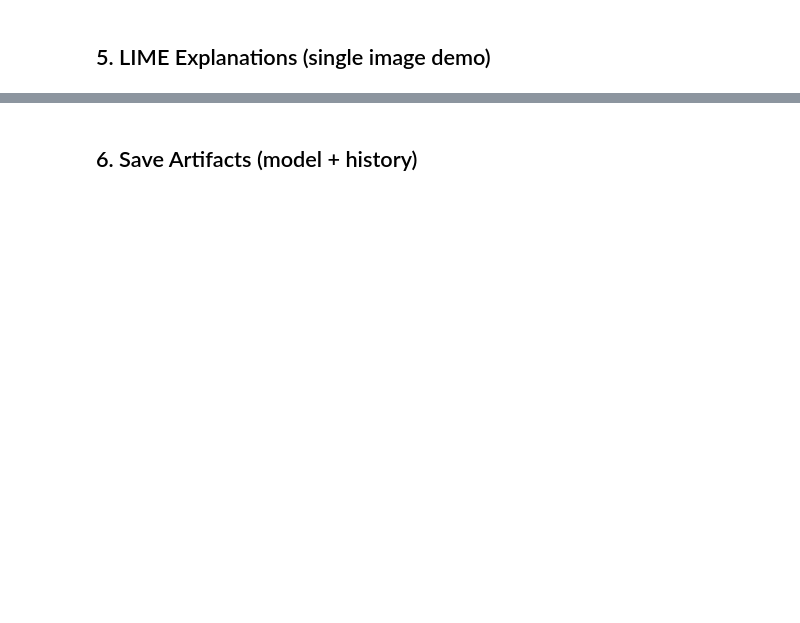
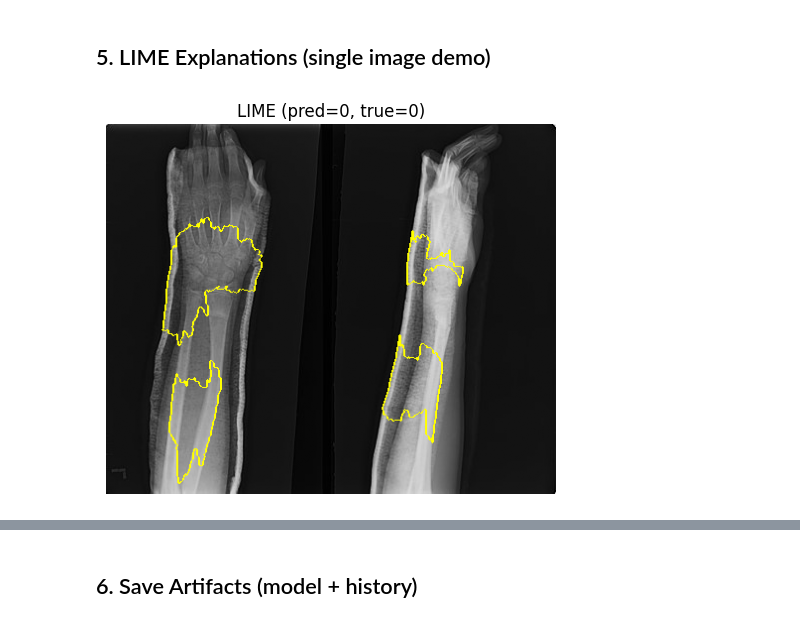
Before and after one commit to lohitsasanapuri/fx-ray, a Jupyter notebook: notebooks/Data_Analysis_refined.ipynb, the cells around one changed output, grey strips where cells are left out. Drawn from its saved outputs; the diff is of its cells as text; code cells hidden in the pictures; blank space fills up the shorter version.

```diff
--- a/notebooks/Data_Analysis_refined.ipynb
+++ b/notebooks/Data_Analysis_refined.ipynb
@@ -203,0 +225,83 @@ plt.show()
+# %%
+base = val_dataset.dataset
+targets = getattr(base, "targets", None)
+if targets is not None:
+    # pick first positive (label==1) from val split
+    pos_idx = next(i for i in val_dataset.indices if targets[i] == 1)
+    img_path, true_label = base.samples[pos_idx]
+    raw = Image.open(img_path).convert("RGB")
+# %%
+from lime import lime_image
+from skimage.segmentation import mark_boundaries
+from PIL import Image
+import numpy as np
+import matplotlib.pyplot as plt
+from torch.utils.data import Subset
+
+SEED = 42
+explainer = lime_image.LimeImageExplainer(random_state=SEED)
+
+def pick_val_sample(val_subset: Subset, k: int = 0, want_label: int | None = None):
+    base = val_subset.dataset
+    samples = getattr(base, "samples", getattr(base, "imgs", None))
+    targets = getattr(base, "targets", None)
+    assert samples is not None, "Base dataset must be an ImageFolder with .samples/.imgs"
+    if want_label is not None and targets is not None:
+        idx = next(i for i in val_subset.indices if targets[i] == want_label)
+    else:
+        idx = val_subset.indices[k]
+    return samples[idx]  # (path, label)
+
+def explain_one(val_subset: Subset, k: int = 0, want_label: int | None = None, num_features: int = 5):
+    # 1) choose a single example
+    img_path, true_label = pick_val_sample(val_subset, k=k, want_label=want_label)
+    raw = Image.open(img_path).convert("RGB")
+
+    # 2) get model's predicted class for this image
+    preprocess = transforms.Compose([
+        transforms.Resize((IMG_SIZE, IMG_SIZE)),
+        transforms.ToTensor(),
+        transforms.Normalize([0.485, 0.456, 0.406],[0.229, 0.224, 0.225]),
+    ])
+    x = preprocess(raw).unsqueeze(0).to(device)
+    with torch.no_grad():
+        pred_label = torch.softmax(model(x), dim=1).argmax(1).item()
+
+    # 3) run LIME for this one image and the predicted label
+    def batch_predict(images):
+        model.eval()
+        batch = torch.stack([
+            preprocess(Image.fromarray(i)).to(device) for i in images
+        ], dim=0)
+        with torch.no_grad():
+            probs = torch.softmax(model(batch), dim=1).cpu().numpy()
+        return probs
+
+    explanation = explainer.explain_instance(
+        np.array(raw),
+        batch_predict,
+        labels=(pred_label,),         # only explain the predicted class
+        hide_color=0,
+        num_samples=1000
+    )
+
+    temp, mask = explanation.get_image_and_mask(
+        label=pred_label,
+        positive_only=True,
+        num_features=num_features,
+        hide_rest=False
+    )
+    plt.imshow(mark_boundaries(temp/255.0, mask))
+    plt.title(f"LIME (pred={pred_label}, true={true_label})")
+    plt.axis("off")
+    plt.show()
+    return img_path, true_label, pred_label
+
+# 👉 run on ONE example (first in val)
+_ = explain_one(val_dataset, k=0)
+
+# or explicitly pick first fracture (=1) or non-fracture (=0)
+# _ = explain_one(val_dataset, want_label=1)   # fracture
+# _ = explain_one(val_dataset, want_label=0)   # non-fracture
+# %% [output]
+[figure, added]
```
Also changed, not shown: parts of 8 cells of this notebook.
